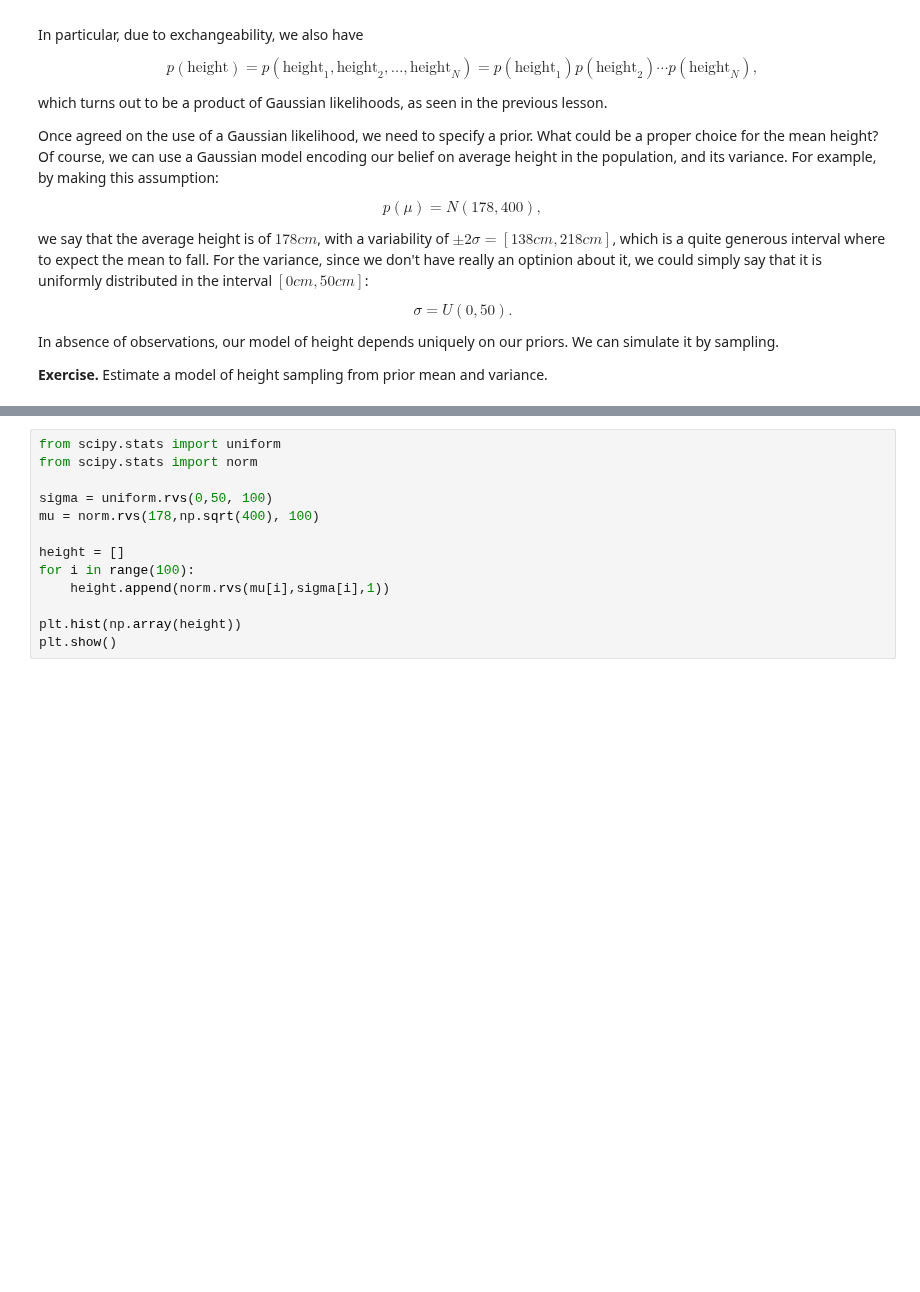
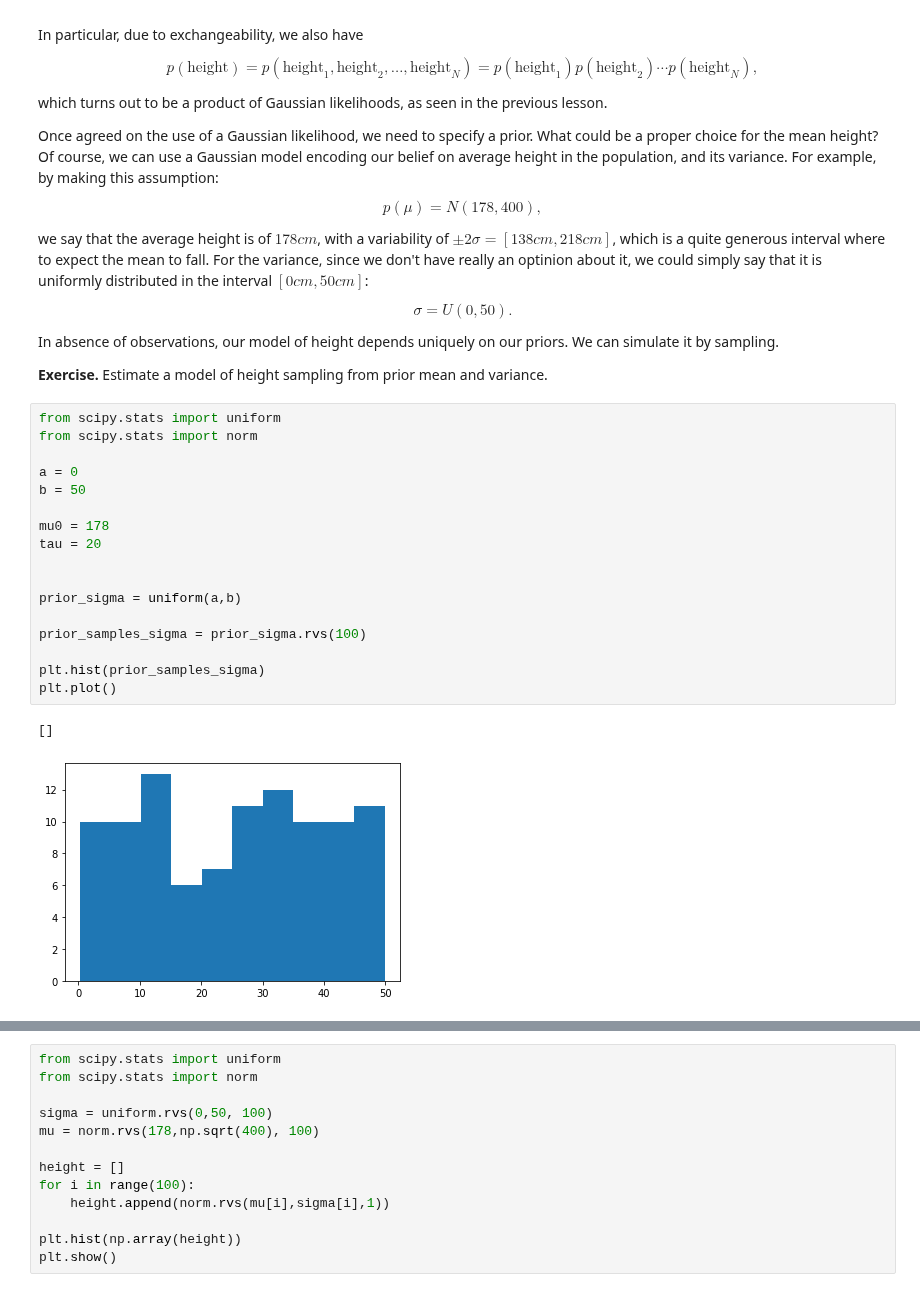
Before and after one commit to marcolorenzi/marcolorenzi.github.io, a Jupyter notebook: material/Bayes/Lesson4.ipynb, the cells around one changed output, grey strips where cells are left out. Saved outputs shown, nothing was run; the diff lists cells and outputs as text; blank space fills up the shorter version.

```diff
--- a/material/Bayes/Lesson4.ipynb
+++ b/material/Bayes/Lesson4.ipynb
@@ -163,3 +162,23 @@ $$\sigma = U(0,50).$$
 In absence of observations, our model of height depends uniquely on our priors. We can simulate it by sampling.
 
 **Exercise.** Estimate a model of height sampling from prior mean and variance.
+# %%
+from scipy.stats import uniform
+from scipy.stats import norm
+
+a = 0
+b = 50
+
+mu0 = 178
+tau = 20
+
+
+prior_sigma = uniform(a,b)
+
+prior_samples_sigma = prior_sigma.rvs(100)
+
+plt.hist(prior_samples_sigma)
+plt.plot()
+# %% [output]
+[]
+[figure, added]
```
Also changed, not shown: parts of 32 cells of this notebook, 2 other files.
